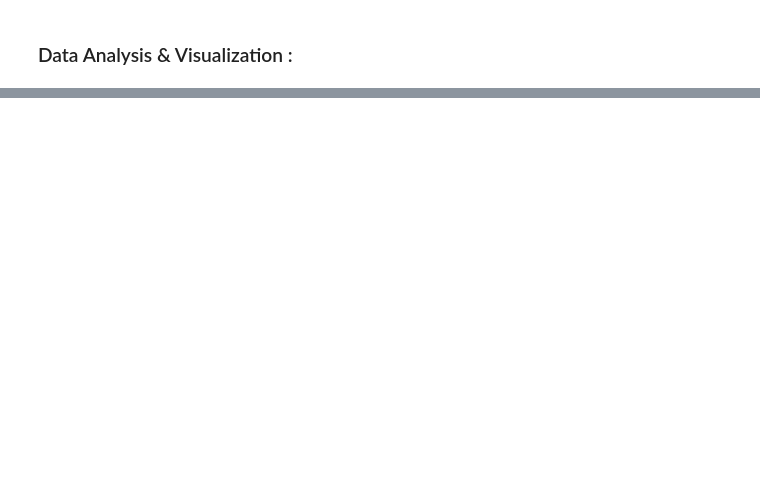
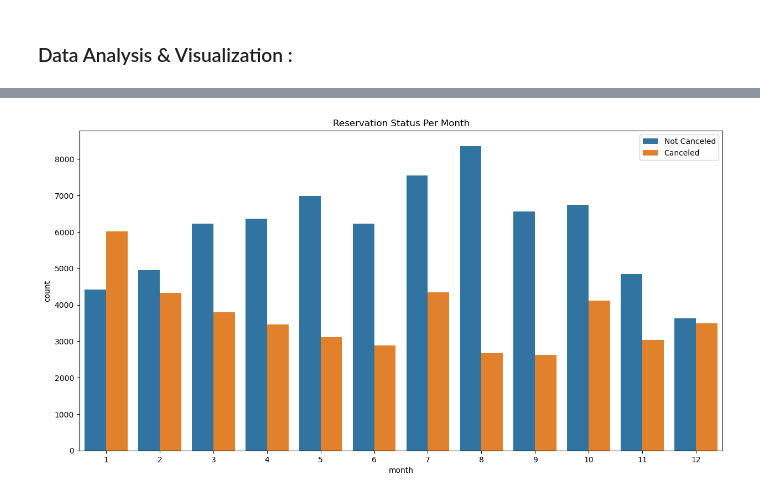
Before and after one commit to Sushil-Kumar-Sahoo/Hotel-Booking-Analysis, a Jupyter notebook: main.ipynb, the cells around one changed output, grey strips where cells are left out. Saved outputs shown, nothing was run; the diff lists cells and outputs as text; code cells hidden in the pictures; blank space fills up the shorter version.

```diff
--- a/main.ipynb
+++ b/main.ipynb
@@ -237,0 +279,10 @@ df
+# %%
+df["month"] = df["reservation_status_date"].dt.month
+
+plt.figure(figsize=(15,7.5))
+plt.title("Reservation Status Per Month")
+sns.countplot(x="month" , hue="is_canceled", data=df)
+plt.legend(["Not Canceled","Canceled"])
+plt.show()
+# %% [output]
+[figure, added]
```
Also changed, not shown: parts of 14 cells of this notebook.
